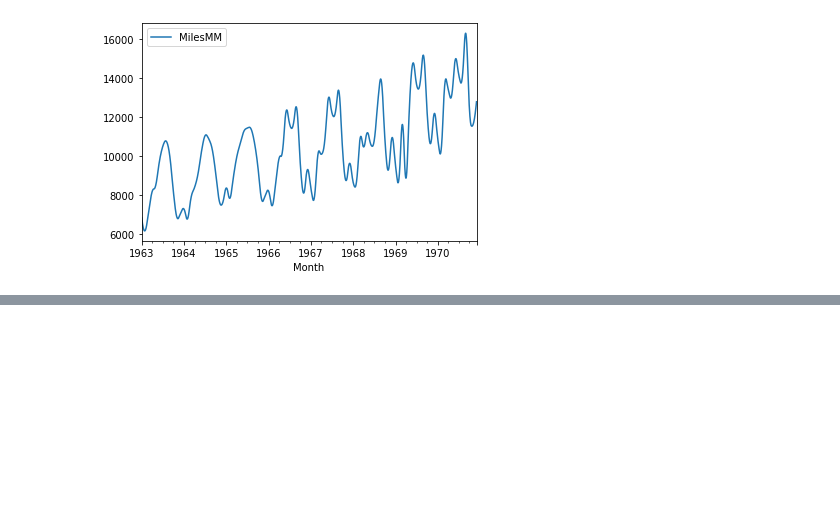
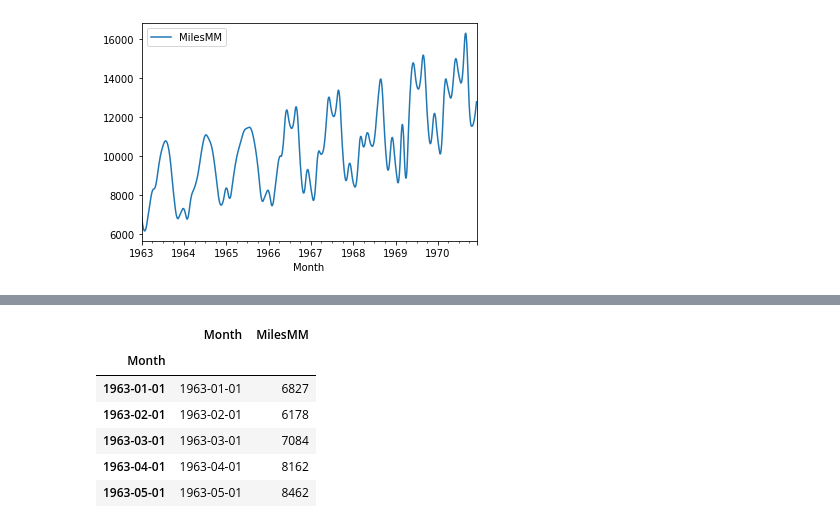
Before and after one commit to anmol0720/Time-Series-Forcasting, a Jupyter notebook: Time_Series_Analysis_and_Forcasting.ipynb, the cells around one changed output, grey strips where cells are left out. Cells and saved outputs as stored; diff of their text form; code cells hidden in the pictures; blank space fills up the shorter version.

```diff
--- a/Time_Series_Analysis_and_Forcasting.ipynb
+++ b/Time_Series_Analysis_and_Forcasting.ipynb
@@ -534,0 +552,10 @@ poly_interpolated_miles_df.plot()
+# %%
+miles_decomp_df.head()
+# %% [output]
+|  | Month | MilesMM |
+| Month |  |  |
+| 1963-01-01 | 1963-01-01 | 6827 |
+| 1963-02-01 | 1963-02-01 | 6178 |
+| 1963-03-01 | 1963-03-01 | 7084 |
+| 1963-04-01 | 1963-04-01 | 8162 |
+| 1963-05-01 | 1963-05-01 | 8462 |
```
Also changed, not shown: parts of 8 cells of this notebook.
